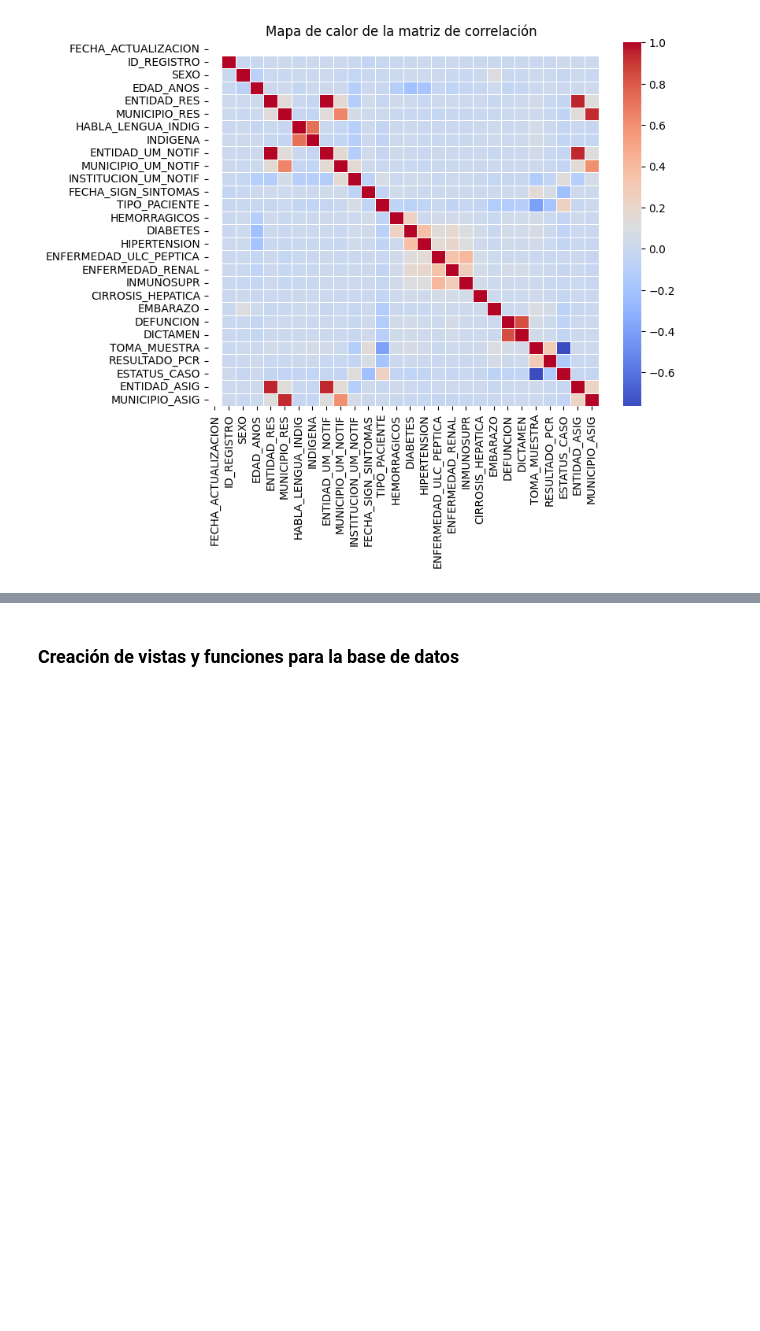
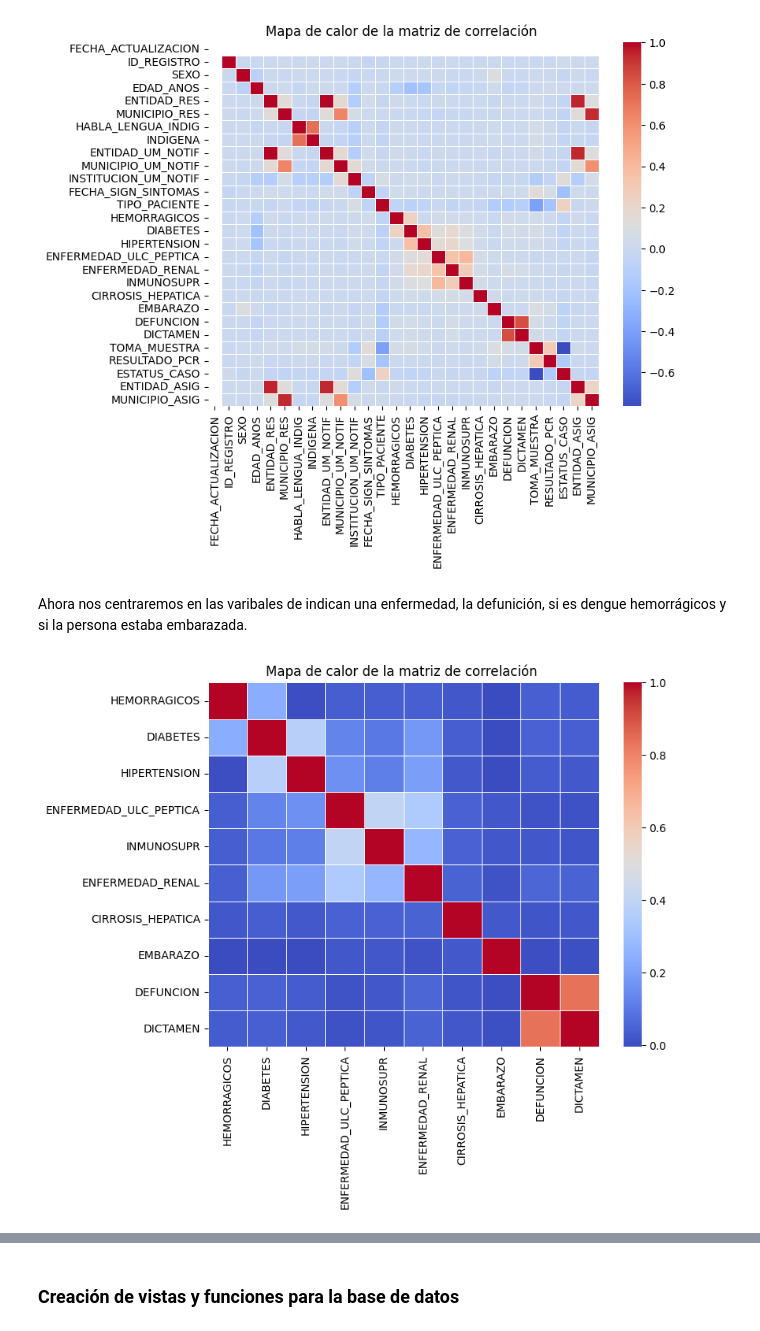
Before and after one commit to anmerino-pnd/dengue_2023, a Jupyter notebook: intro_mcd.ipynb, the cells around one changed output, grey strips where cells are left out. Drawn from its saved outputs; the diff is of its cells as text; code cells hidden in the pictures; blank space fills up the shorter version.

Commit message:
segunda matriz de correlacion y primera vista

```diff
--- a/intro_mcd.ipynb
+++ b/intro_mcd.ipynb
@@ -273,3 +273,20 @@ plt.title('Mapa de calor de la matriz de correlación ')
 plt.show()
 # %% [output]
 [figure]
+# %% [markdown]
+Ahora nos centraremos en las varibales de indican una enfermedad, la defunición, si es dengue hemorrágicos y si la persona estaba embarazada.
+# %%
+# Seleccionamos las variables
+variables_interes = ["HEMORRAGICOS", "DIABETES", "HIPERTENSION", "ENFERMEDAD_ULC_PEPTICA", "INMUNOSUPR",
+                     "ENFERMEDAD_RENAL", "CIRROSIS_HEPATICA", "EMBARAZO", "DEFUNCION", "DICTAMEN"]
+
+# Calculamos matriz de correlación
+matriz_corelacion = df[variables_interes].corr()
+
+# Graficamos la matriz de correlación
+plt.figure(figsize=(8, 6))
+sns.heatmap(matriz_corelacion, cmap='coolwarm', fmt=".2f", linewidths=.5)
+plt.title('Mapa de calor de la matriz de correlación ')
+plt.show()
+# %% [output]
+[figure, added]
```
Also changed, not shown: parts of 6 cells of this notebook.
